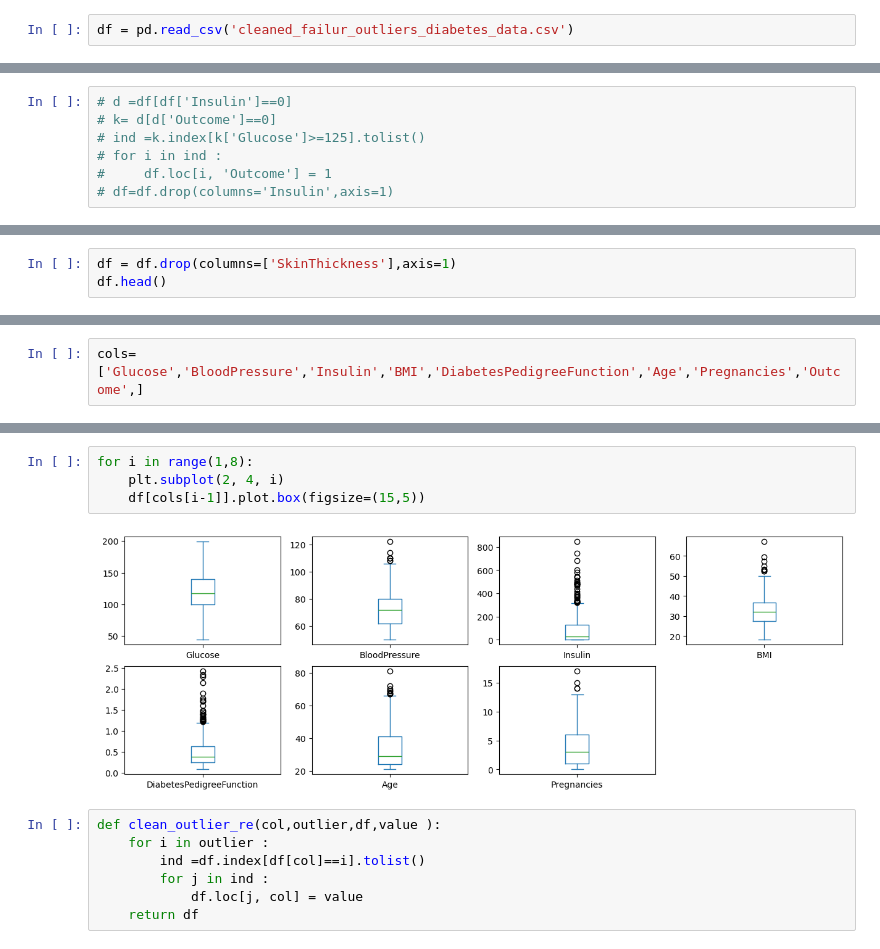
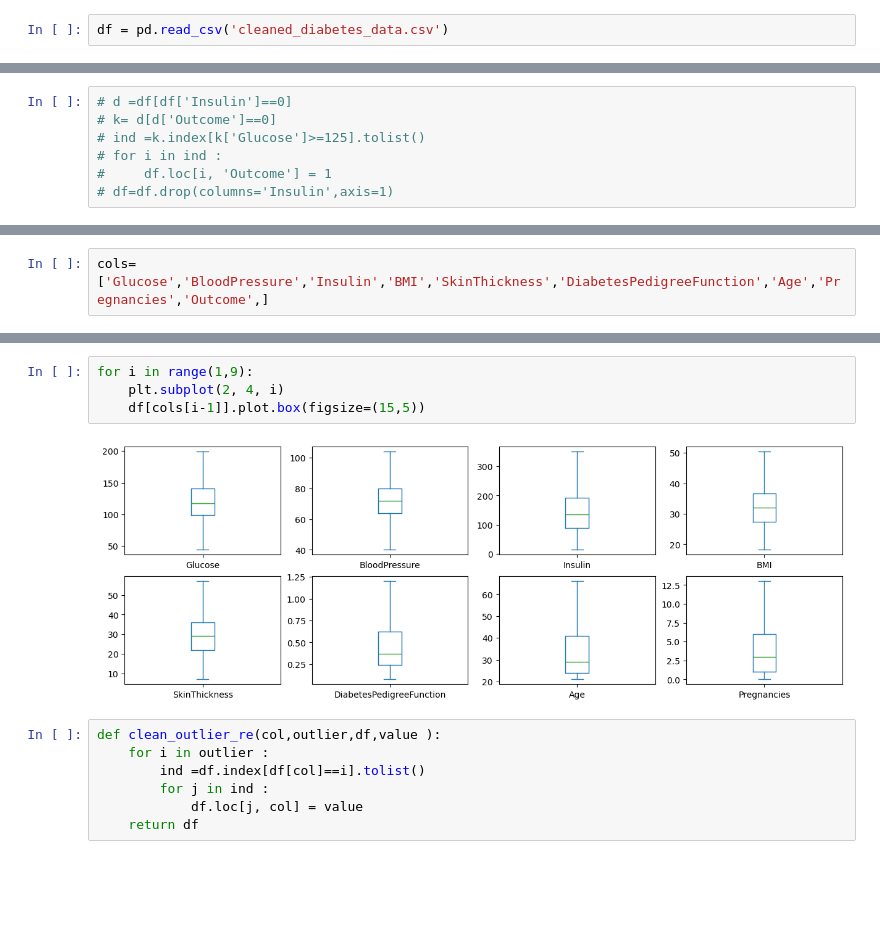
Before and after one commit to HUONSopanha/Introduction-to-Data-Science, a Jupyter notebook: Cleaning.ipynb, the cells around one changed output, grey strips where cells are left out. Cells and saved outputs as stored; diff of their text form; blank space fills up the shorter version.

```diff
--- a/Cleaning.ipynb
+++ b/Cleaning.ipynb
@@ -25,5 +30,5 @@ from sklearn.feature_extraction.text import CountVectorizer
 # %%
-df = pd.read_csv('cleaned_failur_outliers_diabetes_data.csv')
+df = pd.read_csv('cleaned_diabetes_data.csv')
 # %%
 df.head()
 # %% [output]
@@ -77,3 +81,0 @@ plt.show()
-# %%
-df = df.drop(columns=['SkinThickness'],axis=1)
-df.head()
@@ -94,5 +89,5 @@ plt.show()
 # %%
-cols=['Glucose','BloodPressure','Insulin','BMI','DiabetesPedigreeFunction','Age','Pregnancies','Outcome',]
+cols=['Glucose','BloodPressure','Insulin','BMI','SkinThickness','DiabetesPedigreeFunction','Age','Pregnancies','Outcome',]
 # %%
 for label in cols[:-1]:
     plt.scatter(df[label],df['Outcome'])
@@ -126,9 +123,9 @@ for label in cols[:-1]:
 # %%
-for i in range(1,8):
+for i in range(1,9):
     plt.subplot(2, 4, i)
     df[cols[i-1]].plot.box(figsize=(15,5))
 # %% [output]
-[figure, old version]
+[figure, new version]
 # %%
 def clean_outlier_re(col,outlier,df,value ):
     for i in outlier :
```
Also changed, not shown: parts of 80 cells of this notebook.
